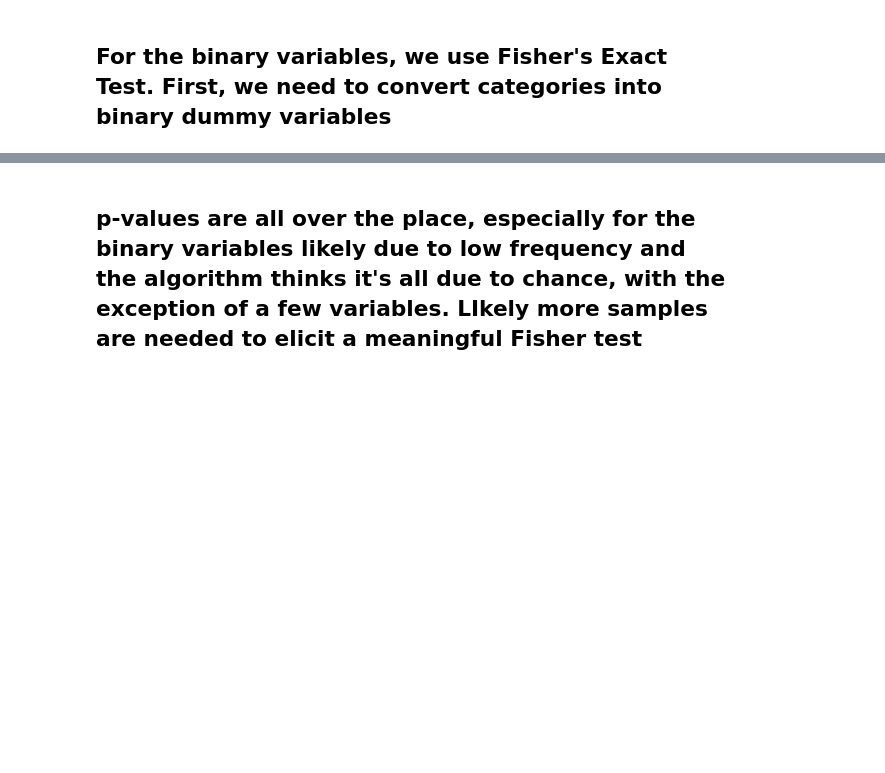
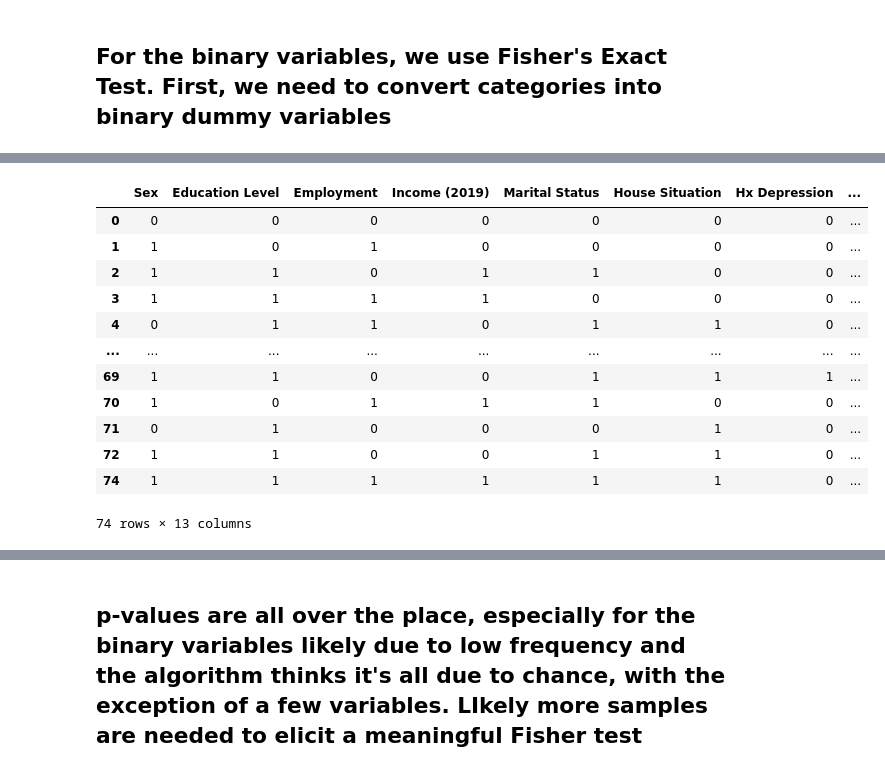
Before and after one commit to ricky-hu/wamida, a Jupyter notebook: stats.ipynb, the cells around one changed output, grey strips where cells are left out. Saved outputs shown, nothing was run; the diff lists cells and outputs as text; code cells hidden in the pictures; blank space fills up the shorter version.

```diff
--- a/stats.ipynb
+++ b/stats.ipynb
@@ -224,3 +210,19 @@ HADS A :  0.013104935567406635
+# %%
+data_cat
+# %% [output]
+|  | Sex | Education Level | Employment | Income (2019) | Marital Status | House Situation | Hx Depression | ... |
+| 0 | 0 | 0 | 0 | 0 | 0 | 0 | 0 | ... |
+| 1 | 1 | 0 | 1 | 0 | 0 | 0 | 0 | ... |
+| 2 | 1 | 1 | 0 | 1 | 1 | 0 | 0 | ... |
+| 3 | 1 | 1 | 1 | 1 | 0 | 0 | 0 | ... |
+| 4 | 0 | 1 | 1 | 0 | 1 | 1 | 0 | ... |
+| ... | ... | ... | ... | ... | ... | ... | ... | ... |
+| 69 | 1 | 1 | 0 | 0 | 1 | 1 | 1 | ... |
+| 70 | 1 | 0 | 1 | 1 | 1 | 0 | 0 | ... |
+| 71 | 0 | 1 | 0 | 0 | 0 | 1 | 0 | ... |
+| 72 | 1 | 1 | 0 | 0 | 1 | 1 | 0 | ... |
+| 74 | 1 | 1 | 1 | 1 | 1 | 1 | 0 | ... |
+74 rows × 13 columns
 # %%
 print('Fisher exact test for anxiety')
 for cols in data_cat.columns:
```
Also changed, not shown: parts of 20 cells of this notebook.
